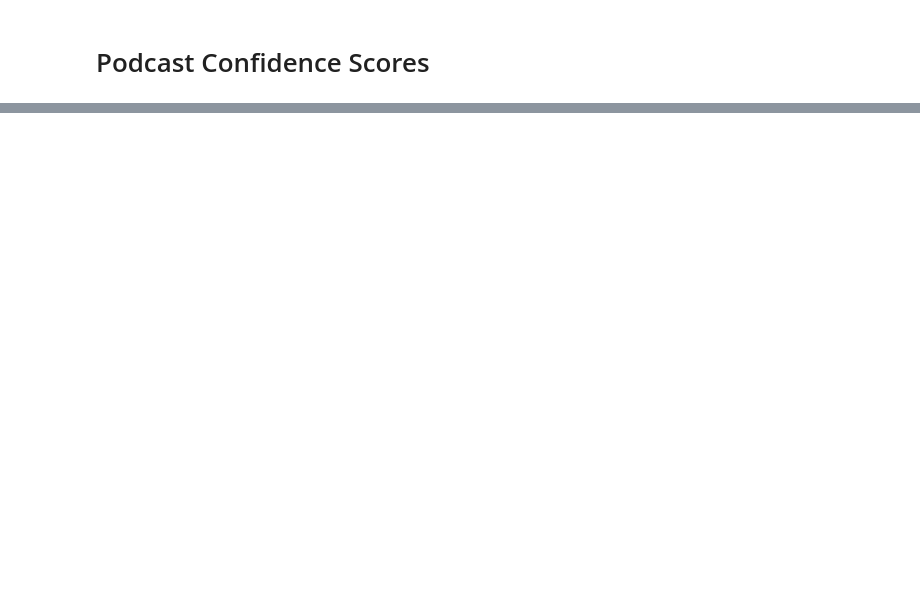
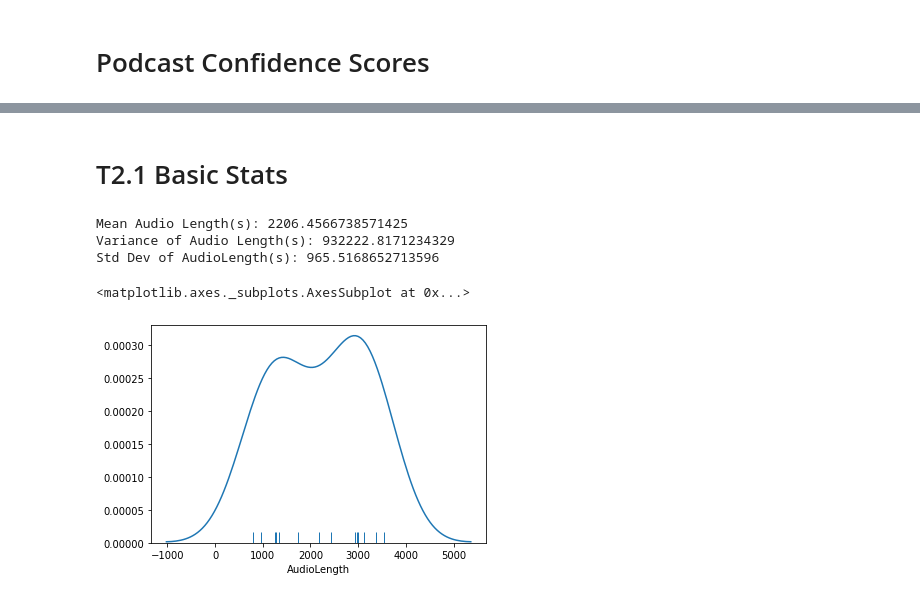
Before and after one commit to UNCG-CSE/Podknow, a Jupyter notebook: src/notebooks/PodcastConfidenceScores.ipynb, the cells around one changed output, grey strips where cells are left out. Drawn from its saved outputs; the diff is of its cells as text; code cells hidden in the pictures; blank space fills up the shorter version.

```diff
--- a/src/notebooks/PodcastConfidenceScores.ipynb
+++ b/src/notebooks/PodcastConfidenceScores.ipynb
@@ -10,18 +10,17 @@ transcriptsPath = "\\data\\transcripts\\gcstt\\raw\\2019-10-30\\"
 
 jsonFilesPath = rootPath + transcriptsPath
 
-dummyfiles = ["77001367.flac_output.txt", "121493804.flac_output.txt", "152249110.flac_output.txt"]
-
-with open(json.load(jsonFilesPath+dummyfiles[0]))
-json1 = json.load(jsonFilesPath+dummyfiles[0])
-json2 = json.load(jsonFilesPath+dummyfiles[1])
-json3 = json.load(jsonFilesPath+dummyfiles[2])
+## Get
+alljsonfiles = os.listdir(jsonFilesPath)#["77001367.flac_output.txt", "121493804.flac_output.txt", "152249110.flac_output.txt"]
 
 
+djsonFiles = []
 
-print(rootPath)
-print(jsonFilesPath)
-print(len(jsonFiles))
-print(jsonFiles[0])
-print(json1)
+for dfile in range(len(alljsonfiles)):
+    try:
+        with open(jsonFilesPath+alljsonfiles[dfile]) as pf:
+            jsonFile = json.load(pf)
+            djsonFiles.append(jsonFile)
+    except Exception as e:
+        print(e)
 # %% [output]
@@ -32,0 +93,28 @@ AttributeError: 'str' object has no attribute 'read'
+# %% [markdown]
+# T2.1 Basic Stats
+# %%
+import seaborn as sns
+
+audioLengthDf = df['AudioLength']
+# Mean Audio Length
+audioLengthAvgSeconds = audioLengthDf.mean()
+
+# Variance of Audio Length, seconds
+audioLengthVar = audioLengthDf.var()
+
+# Std dev
+audioLengthStd = audioLengthDf.std()
+
+
+print("Mean Audio Length(s): " + str(audioLengthAvgSeconds))
+print("Variance of Audio Length(s): " + str(audioLengthVar))
+print("Std Dev of AudioLength(s): " + str(audioLengthStd))
+
+# Boxplot
+sns.distplot(audioLengthDf, hist=False, rug=True)
+# %% [output]
+Mean Audio Length(s): 2206.4566738571425
+Variance of Audio Length(s): 932222.8171234329
+Std Dev of AudioLength(s): 965.5168652713596
+<matplotlib.axes._subplots.AxesSubplot at 0x...>
+[figure, added]
```
Also changed, not shown: parts of 10 cells of this notebook, 43 other files.
